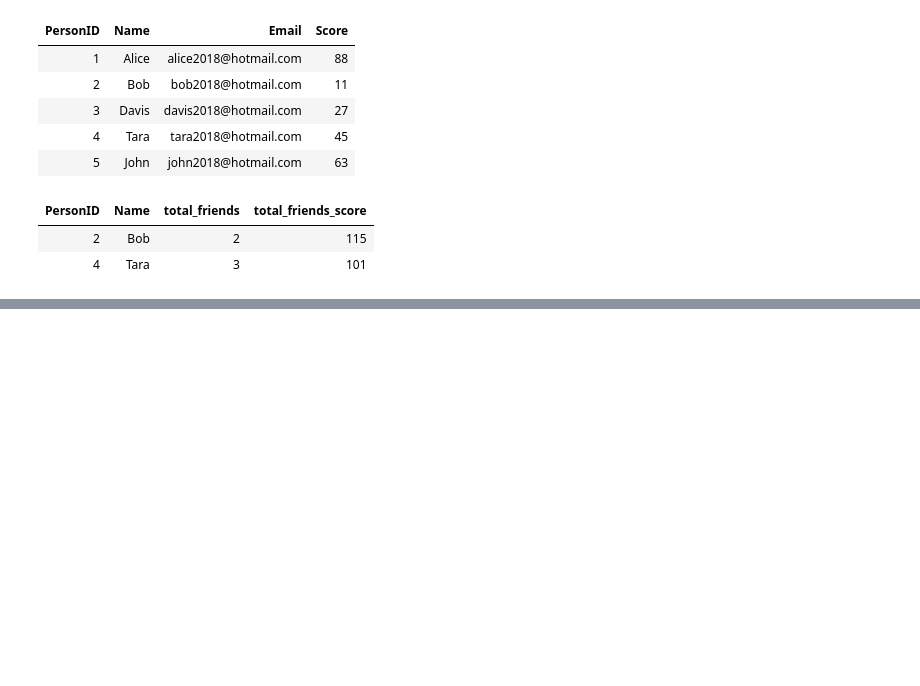
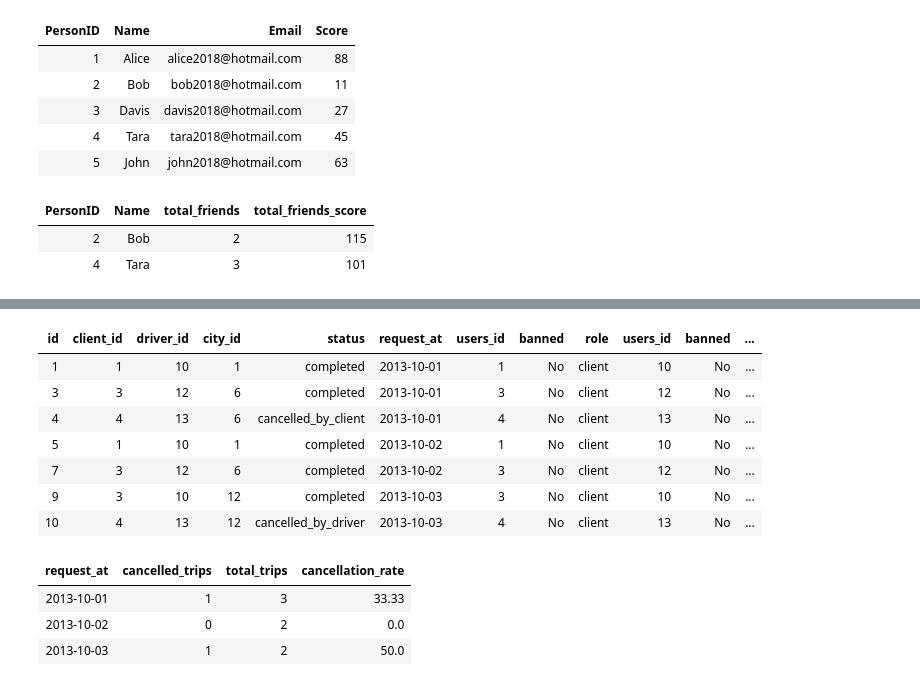
Before and after one commit to Rupam-1/SQL-Pyspark-practise_youtube, a Jupyter notebook: 01. SQL - Part1.ipynb, the cells around one changed output, grey strips where cells are left out. Cells and saved outputs as stored; diff of their text form; code cells hidden in the pictures; blank space fills up the shorter version.

```diff
--- a/01. SQL - Part1.ipynb
+++ b/01. SQL - Part1.ipynb
@@ -313,0 +389,47 @@ join cte1
+# %%
+%sql
+select *
+from trips t
+join users u on t.client_id = u.users_id
+join users u1 on t.driver_id = u1.users_id
+where u.banned = "No" and u1.banned = "No";
+# %% [output]
+| id | client_id | driver_id | city_id | status | request_at | users_id | banned | role | users_id | banned | ... |
+| 1 | 1 | 10 | 1 | completed | 2013-10-01 | 1 | No | client | 10 | No | ... |
+| 3 | 3 | 12 | 6 | completed | 2013-10-01 | 3 | No | client | 12 | No | ... |
+| 4 | 4 | 13 | 6 | cancelled_by_client | 2013-10-01 | 4 | No | client | 13 | No | ... |
+| 5 | 1 | 10 | 1 | completed | 2013-10-02 | 1 | No | client | 10 | No | ... |
+| 7 | 3 | 12 | 6 | completed | 2013-10-02 | 3 | No | client | 12 | No | ... |
+| 9 | 3 | 10 | 12 | completed | 2013-10-03 | 3 | No | client | 10 | No | ... |
+| 10 | 4 | 13 | 12 | cancelled_by_driver | 2013-10-03 | 4 | No | client | 13 | No | ... |
+# %%
+%sql
+with cte as (
+    select
+        t.request_at,
+        count(
+            case
+                when t.status != 'completed' then 1 else null
+            end
+        ) as cancelled_trips,
+        count(1) as total_trips
+    from trips t
+    join users u
+        on t.client_id = u.users_id
+    join users u1
+        on t.driver_id = u1.users_id
+    where u.banned = "No" and u1.banned = "No"
+    group by t.request_at
+    order by t.request_at asc
+)
+select
+    request_at,
+    cancelled_trips,
+    total_trips,
+    round(cancelled_trips * 100 / total_trips, 2) as cancellation_rate
+from cte;
+# %% [output]
+| request_at | cancelled_trips | total_trips | cancellation_rate |
+| 2013-10-01 | 1 | 3 | 33.33 |
+| 2013-10-02 | 0 | 2 | 0.0 |
+| 2013-10-03 | 1 | 2 | 50.0 |
```
Also changed, not shown: parts of 4 cells of this notebook.
